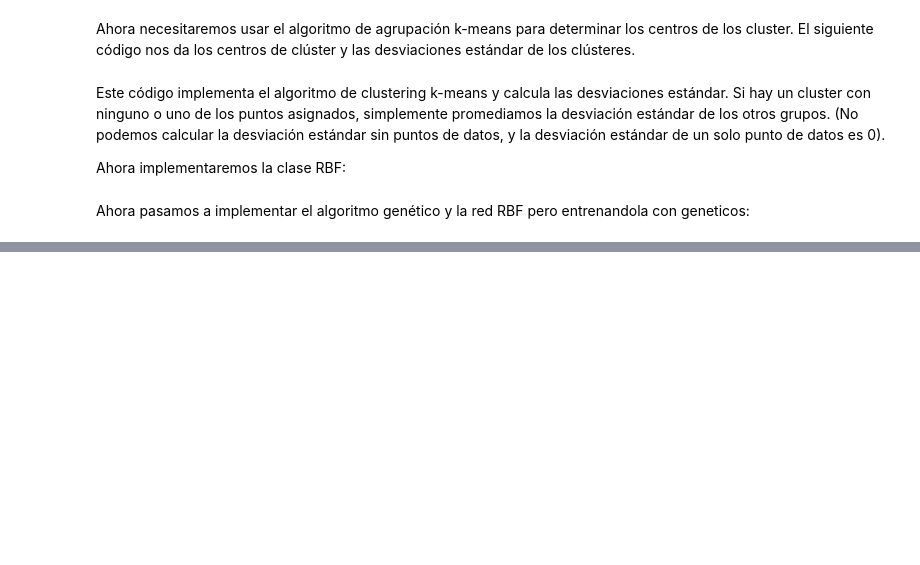
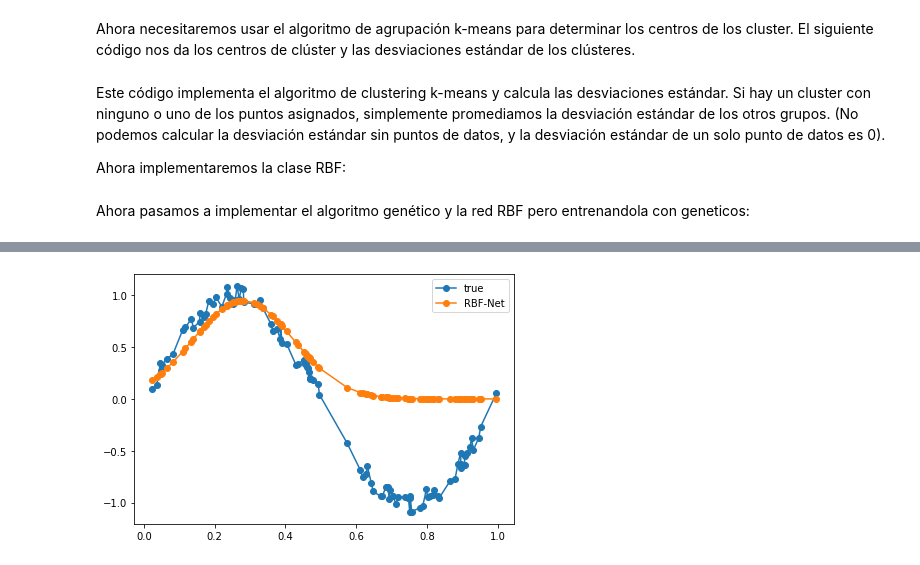
Before and after one commit to advy99/PROYECTO_TSC, a Jupyter notebook: scripts/RBFgeneticos.ipynb, the cells around one changed output, grey strips where cells are left out. Drawn from its saved outputs; the diff is of its cells as text; code cells hidden in the pictures; blank space fills up the shorter version.

```diff
--- a/scripts/RBFgeneticos.ipynb
+++ b/scripts/RBFgeneticos.ipynb
@@ -313,0 +404,9 @@ class GeneticRBFNet(object):
+# %%
+plt.plot(X, y, '-o', label='true')
+plt.plot(X, y_pred, '-o', label='RBF-Net')
+plt.legend()
+
+plt.tight_layout()
+plt.show()
+# %% [output]
+[figure, added]
```
Also changed, not shown: parts of 5 cells of this notebook.
